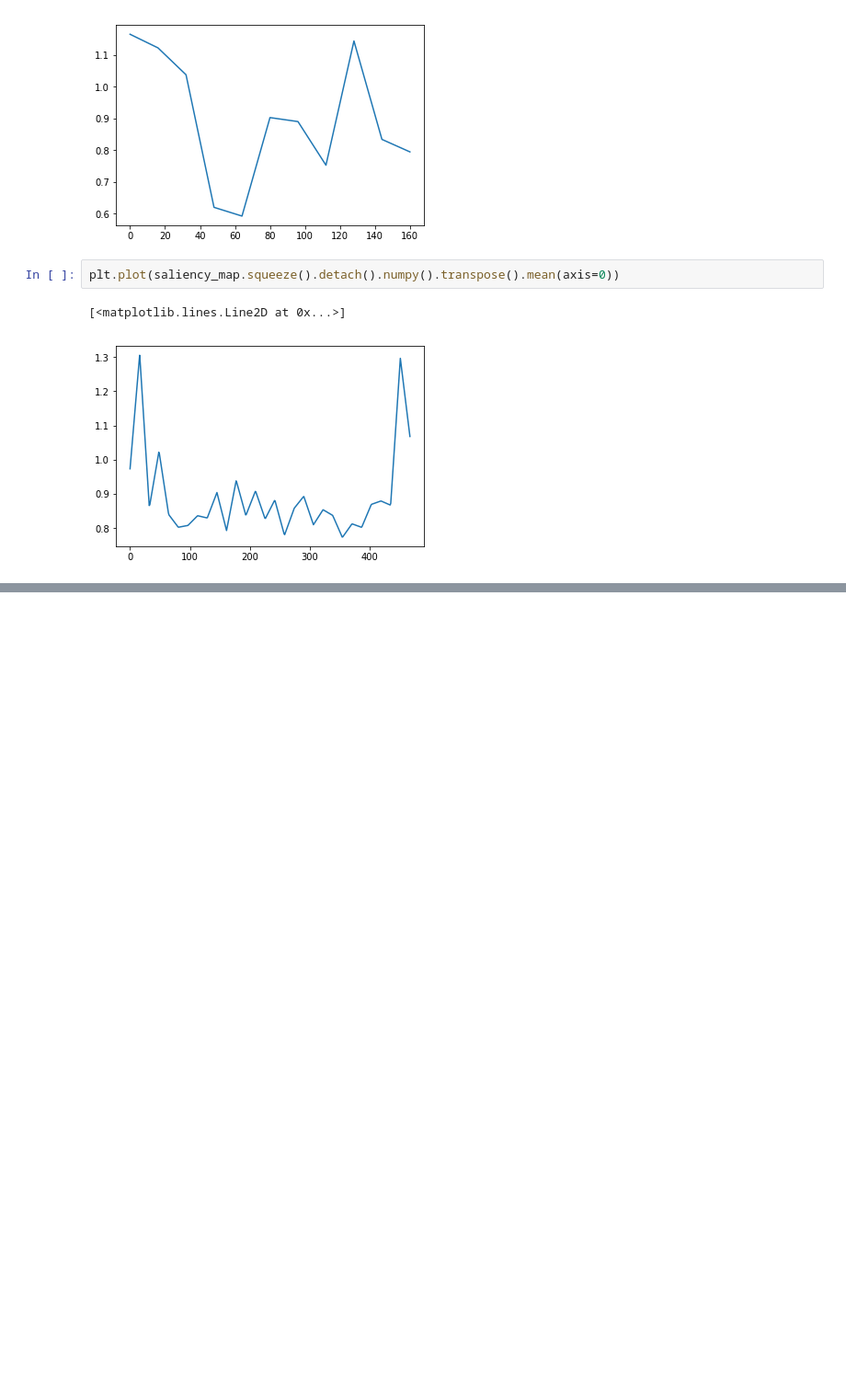
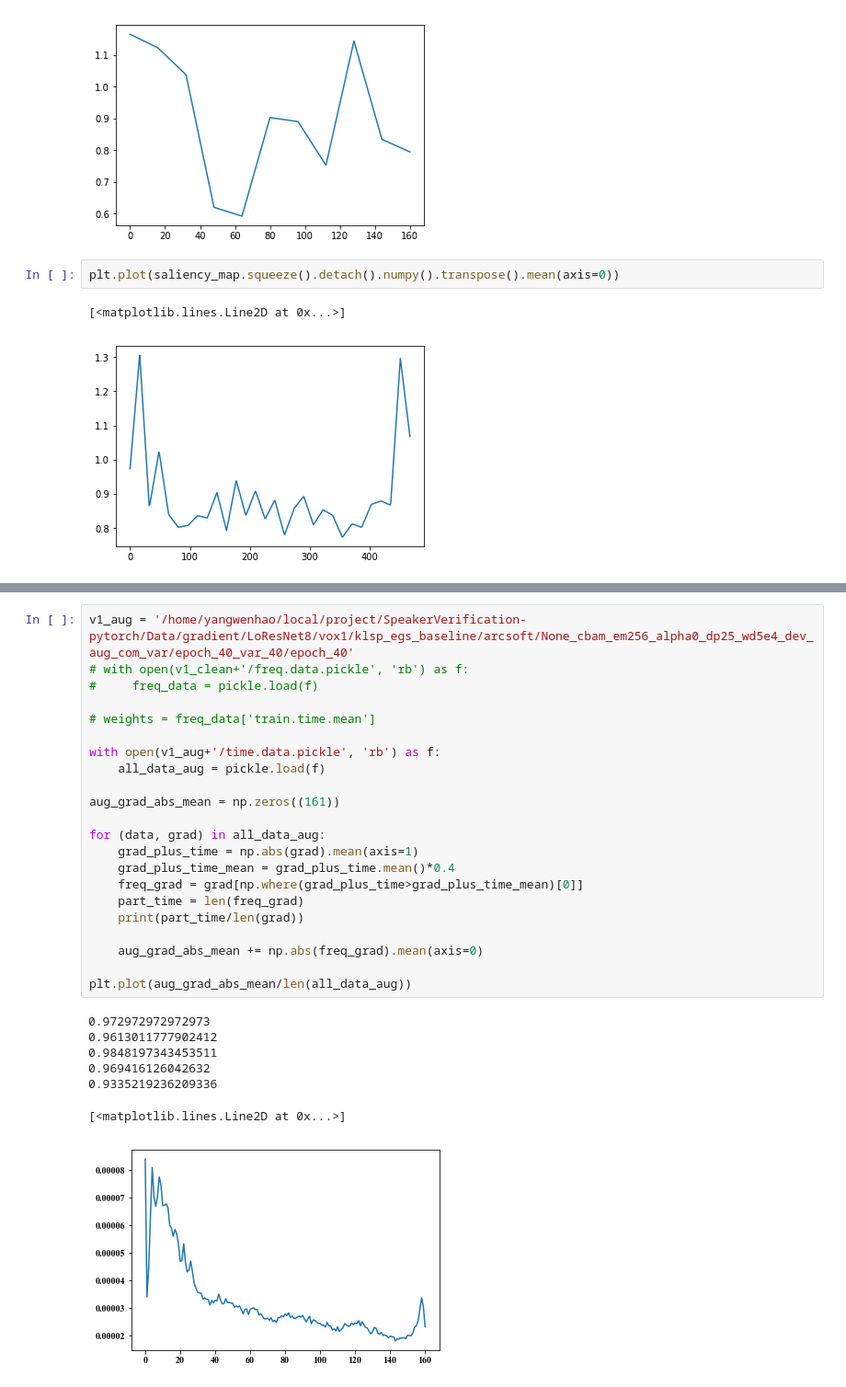
Before and after one commit to Wenhao-Yang/SpeakerVerifiaction-pytorch, a Jupyter notebook: Misc/hook_conv_lores_aug.ipynb, the cells around one changed output, grey strips where cells are left out. Shown at 92% size. Saved outputs shown, nothing was run; the diff lists cells and outputs as text; blank space fills up the shorter version.

```diff
--- a/Misc/hook_conv_lores_aug.ipynb
+++ b/Misc/hook_conv_lores_aug.ipynb
@@ -417,0 +459,30 @@ plt.plot(saliency_map.squeeze().detach().numpy().transpose().mean(axis=0))
+# %%
+v1_aug = '/home/yangwenhao/local/project/SpeakerVerification-pytorch/Data/gradient/LoResNet8/vox1/klsp_egs_baseline/arcsoft/None_cbam_em256_alpha0_dp25_wd5e4_dev_aug_com_var/epoch_40_var_40/epoch_40'
+# with open(v1_clean+'/freq.data.pickle', 'rb') as f:
+#     freq_data = pickle.load(f)
+
+# weights = freq_data['train.time.mean']
+
+with open(v1_aug+'/time.data.pickle', 'rb') as f:
+    all_data_aug = pickle.load(f)
+
+aug_grad_abs_mean = np.zeros((161))
+
+for (data, grad) in all_data_aug:
+    grad_plus_time = np.abs(grad).mean(axis=1)
+    grad_plus_time_mean = grad_plus_time.mean()*0.4
+    freq_grad = grad[np.where(grad_plus_time>grad_plus_time_mean)[0]]
+    part_time = len(freq_grad)
+    print(part_time/len(grad))
+
+    aug_grad_abs_mean += np.abs(freq_grad).mean(axis=0)
+
+plt.plot(aug_grad_abs_mean/len(all_data_aug))
+# %% [output]
+0.972972972972973
+0.9613011777902412
+0.9848197343453511
+0.969416126042632
+0.9335219236209336
+[<matplotlib.lines.Line2D at 0x...>]
+[figure, added]
```
Also changed, not shown: parts of 4 cells of this notebook.
